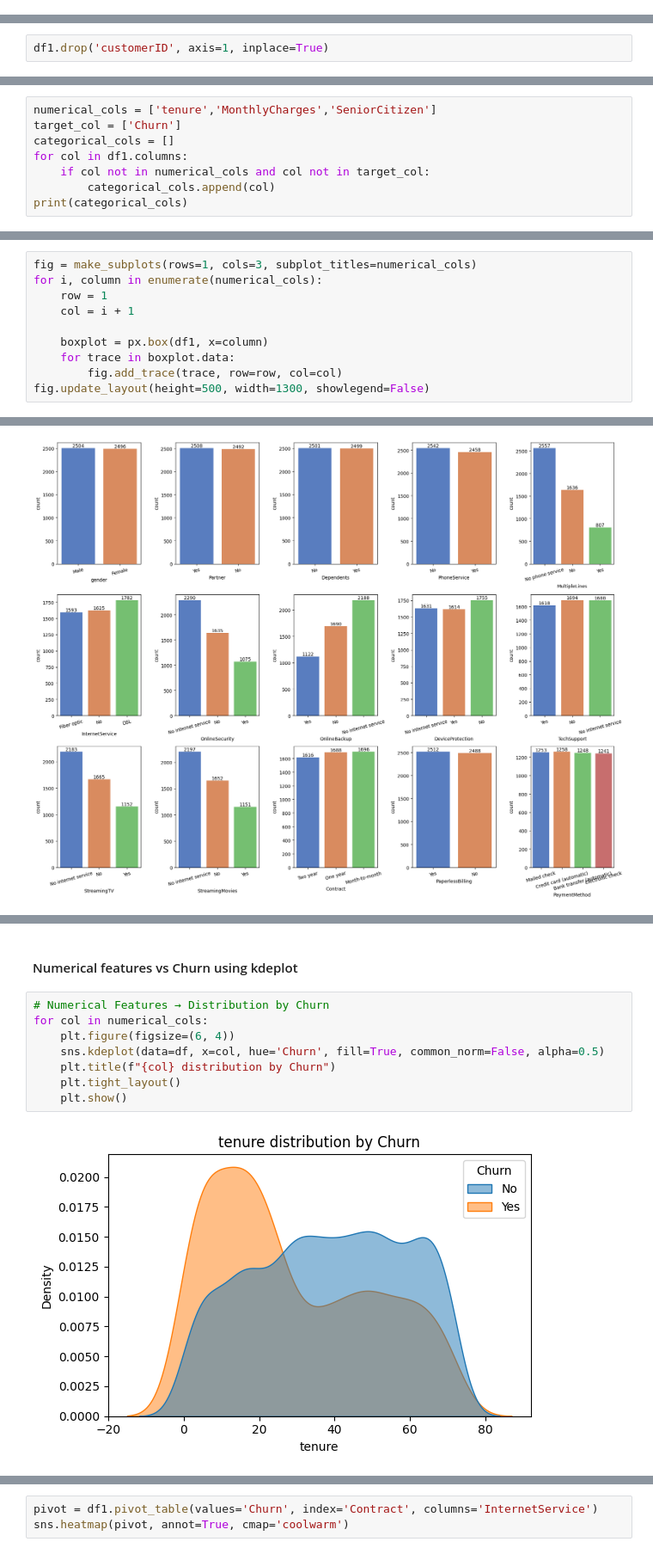
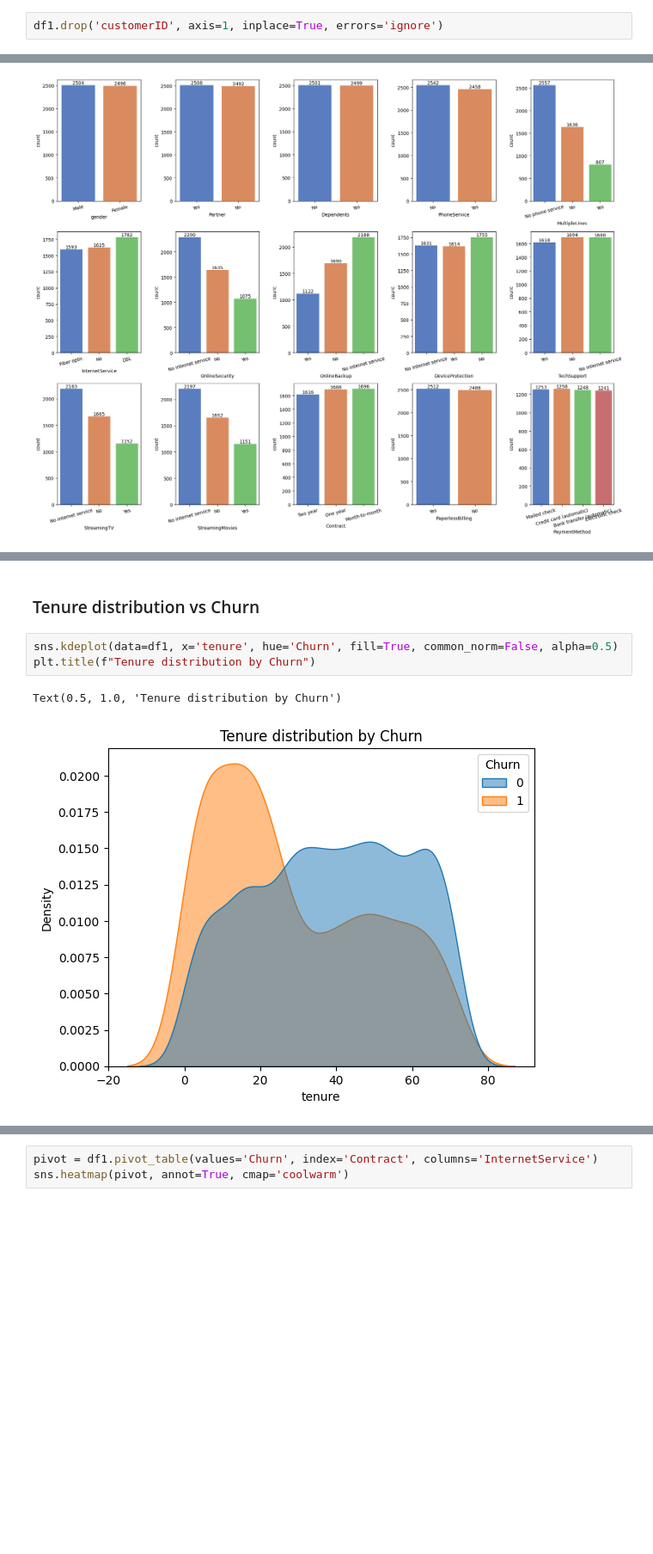
Before and after one commit to Roshani002/SSPL_Practical_Assessment, a Jupyter notebook: main.ipynb, the cells around one changed output, grey strips where cells are left out. Shown at 86% size. Saved outputs shown, nothing was run; the diff lists cells and outputs as text; blank space fills up the shorter version.

Commit message:
Completed Data Cleaning, EDA, Train-Test-Split, Handled Imabalance data, Scaling

```diff
--- a/main.ipynb
+++ b/main.ipynb
@@ -112 +97,3 @@ df1 = df.copy()
+# %%
+df1.drop('customerID', axis=1, inplace=True, errors='ignore')
 # %% [markdown]
@@ -122,3 +107 @@ So, here are no duplicate entries.
-# %%
-df1.drop('customerID', axis=1, inplace=True)
 # %% [markdown]
@@ -185,8 +139,0 @@ So, Here no missing values present.
-# %%
-numerical_cols = ['tenure','MonthlyCharges','SeniorCitizen']
-target_col = ['Churn']
-categorical_cols = []
-for col in df1.columns:
-    if col not in numerical_cols and col not in target_col:
-        categorical_cols.append(col)
-print(categorical_cols)
@@ -199,13 +174,3 @@ using plotly
-# %%
-fig = make_subplots(rows=1, cols=3, subplot_titles=numerical_cols)
-for i, column in enumerate(numerical_cols):
-    row = 1
-    col = i + 1
-
-    boxplot = px.box(df1, x=column)
-    for trace in boxplot.data:
-        fig.add_trace(trace, row=row, col=col)
-fig.update_layout(height=500, width=1300, showlegend=False)
 # %% [markdown]
 using seaborn
 # %%
@@ -342,12 +347,8 @@ plt.show()
 # %% [markdown]
-#### Numerical features vs Churn using kdeplot
+### Tenure distribution vs Churn
 # %%
-# Numerical Features → Distribution by Churn
-for col in numerical_cols:
-    plt.figure(figsize=(6, 4))
-    sns.kdeplot(data=df, x=col, hue='Churn', fill=True, common_norm=False, alpha=0.5)
-    plt.title(f"{col} distribution by Churn")
-    plt.tight_layout()
-    plt.show()
+sns.kdeplot(data=df1, x='tenure', hue='Churn', fill=True, common_norm=False, alpha=0.5)
+plt.title(f"Tenure distribution by Churn")
 # %% [output]
+Text(0.5, 1.0, 'Tenure distribution by Churn')
-[figure, old version]
+[figure, new version]
```
Also changed, not shown: parts of 164 cells of this notebook.
